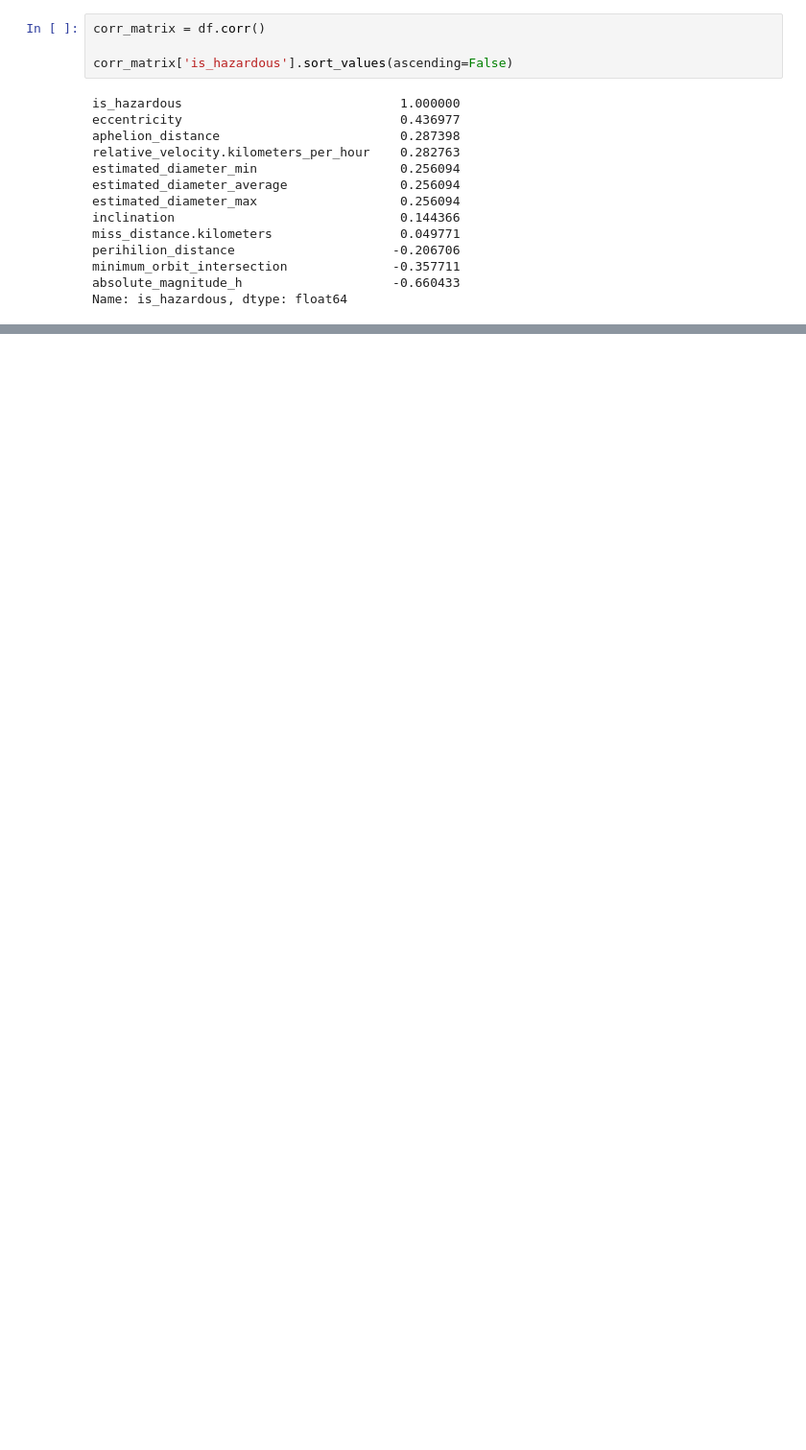
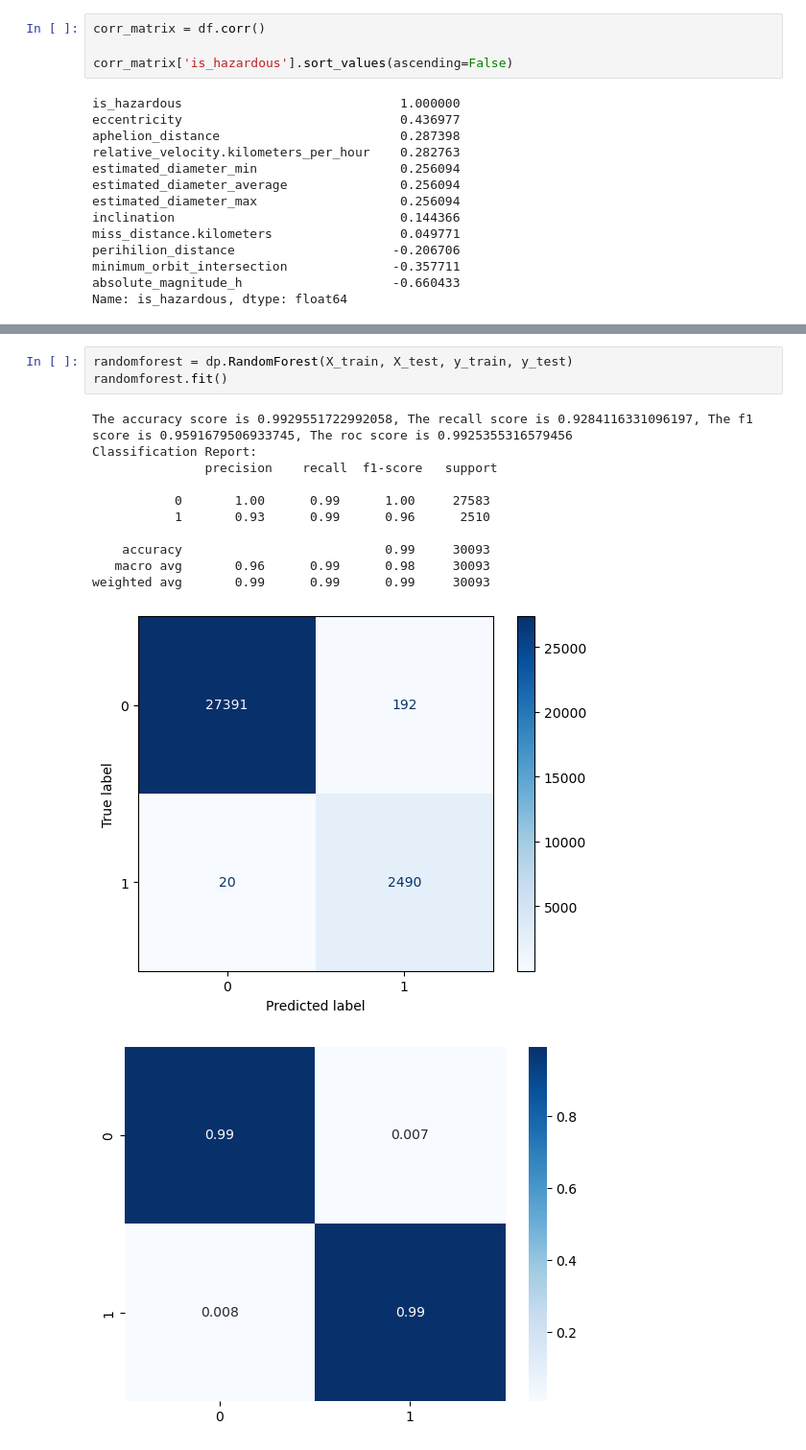
Before and after one commit to PBustamante65/NEO, a Jupyter notebook: API_test/NEOAPI.ipynb, the cells around one changed output, grey strips where cells are left out. Shown at 96% size. Drawn from its saved outputs; the diff is of its cells as text; blank space fills up the shorter version.

```diff
--- a/API_test/NEOAPI.ipynb
+++ b/API_test/NEOAPI.ipynb
@@ -102,0 +98,16 @@ weighted avg       0.96      0.95      0.95     55167
+# %%
+randomforest = dp.RandomForest(X_train, X_test, y_train, y_test)
+randomforest.fit()
+# %% [output]
+The accuracy score is 0.9929551722992058, The recall score is 0.9284116331096197, The f1 score is 0.9591679506933745, The roc score is 0.9925355316579456
+Classification Report:
+               precision    recall  f1-score   support
+
+           0       1.00      0.99      1.00     27583
+           1       0.93      0.99      0.96      2510
+
+    accuracy                           0.99     30093
+   macro avg       0.96      0.99      0.98     30093
+weighted avg       0.99      0.99      0.99     30093
+[figure, added]
+[figure, added]
```
Also changed, not shown: parts of 3 cells of this notebook, 2 other files.
